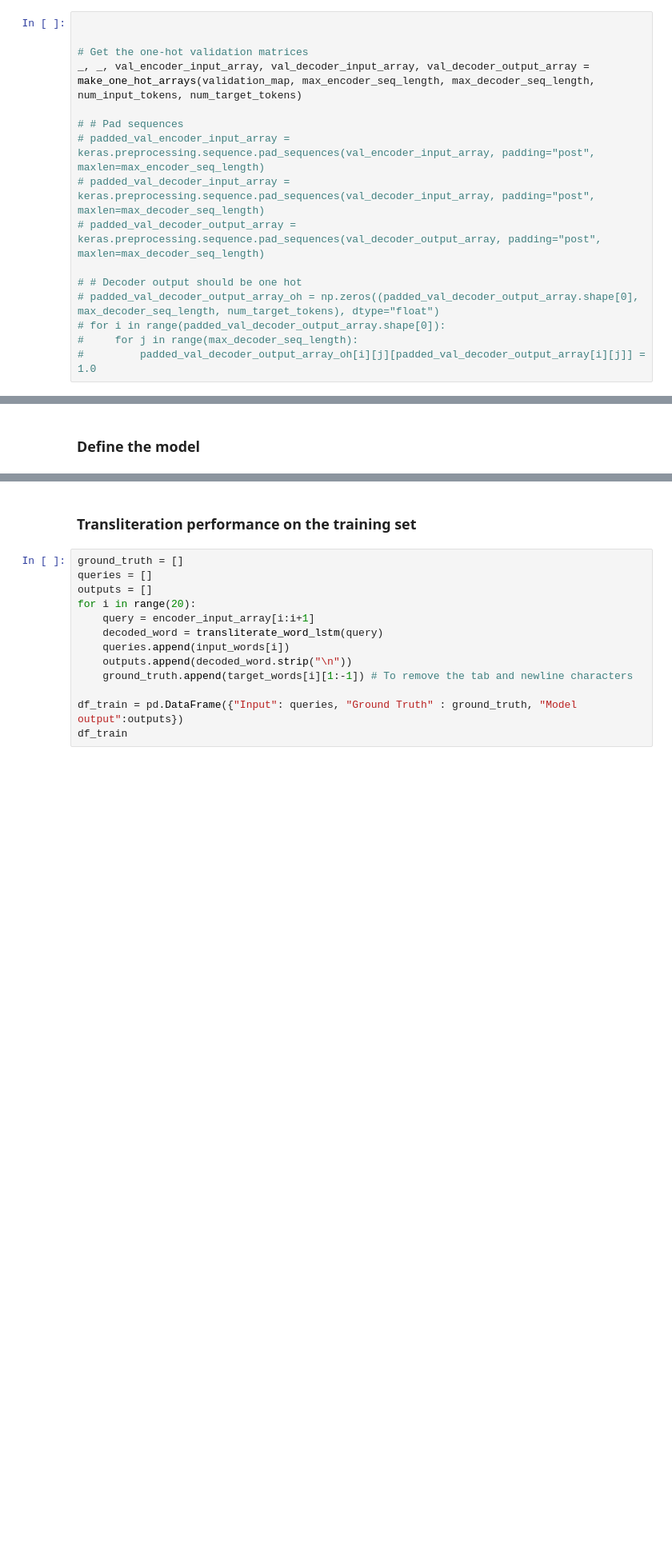
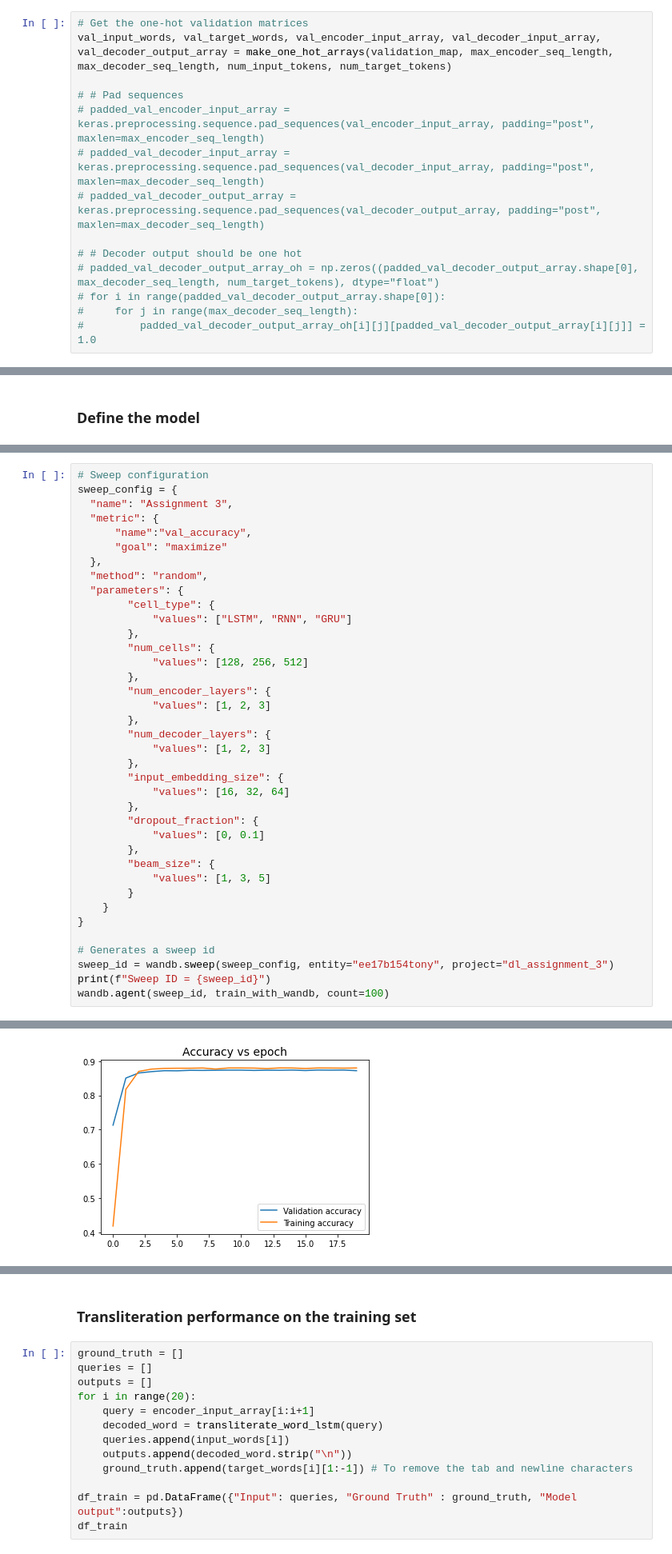
Before and after one commit to tfredrick112/CS6910-A3, a Jupyter notebook: Assignment_3.ipynb, the cells around one changed output, grey strips where cells are left out. Shown at 80% size. Cells and saved outputs as stored; diff of their text form; blank space fills up the shorter version.

Commit message:
Added Inference, input embedding, improved accuracy, wandb

```diff
--- a/Assignment_3.ipynb
+++ b/Assignment_3.ipynb
@@ -197,10 +217,8 @@ input_words, target_words, encoder_input_array, decoder_input_array, decoder_out
 #     for j in range(max_decoder_seq_length):
 #         padded_decoder_output_array_oh[i][j][padded_decoder_output_array[i][j]] = 1.0
 # %%
-
-
 # Get the one-hot validation matrices
-_, _, val_encoder_input_array, val_decoder_input_array, val_decoder_output_array = make_one_hot_arrays(validation_map, max_encoder_seq_length, max_decoder_seq_length, num_input_tokens, num_target_tokens)
+val_input_words, val_target_words, val_encoder_input_array, val_decoder_input_array, val_decoder_output_array = make_one_hot_arrays(validation_map, max_encoder_seq_length, max_decoder_seq_length, num_input_tokens, num_target_tokens)
 
 # # Pad sequences
 # padded_val_encoder_input_array = keras.preprocessing.sequence.pad_sequences(val_encoder_input_array, padding="post", maxlen=max_encoder_seq_length)
@@ -341,0 +427,39 @@ ________________________________________________________________________________
+# %%
+# Sweep configuration
+sweep_config = {
+  "name": "Assignment 3",
+  "metric": {
+      "name":"val_accuracy",
+      "goal": "maximize"
+  },
+  "method": "random",
+  "parameters": {
+        "cell_type": {
+            "values": ["LSTM", "RNN", "GRU"]
+        },
+        "num_cells": {
+            "values": [128, 256, 512]
+        },
+        "num_encoder_layers": {
+            "values": [1, 2, 3]
+        },
+        "num_decoder_layers": {
+            "values": [1, 2, 3]
+        },
+        "input_embedding_size": {
+            "values": [16, 32, 64]
+        },
+        "dropout_fraction": {
+            "values": [0, 0.1]
+        },
+        "beam_size": {
+            "values": [1, 3, 5]
+        }
+    }
+}
+
+# Generates a sweep id
+sweep_id = wandb.sweep(sweep_config, entity="ee17b154tony", project="dl_assignment_3")
+print(f"Sweep ID = {sweep_id}")
+wandb.agent(sweep_id, train_with_wandb, count=100)
+# %% [output]
@@ -341,0 +503 @@ ________________________________________________________________________________
+[figure, added]
```
Also changed, not shown: parts of 36 cells of this notebook.
